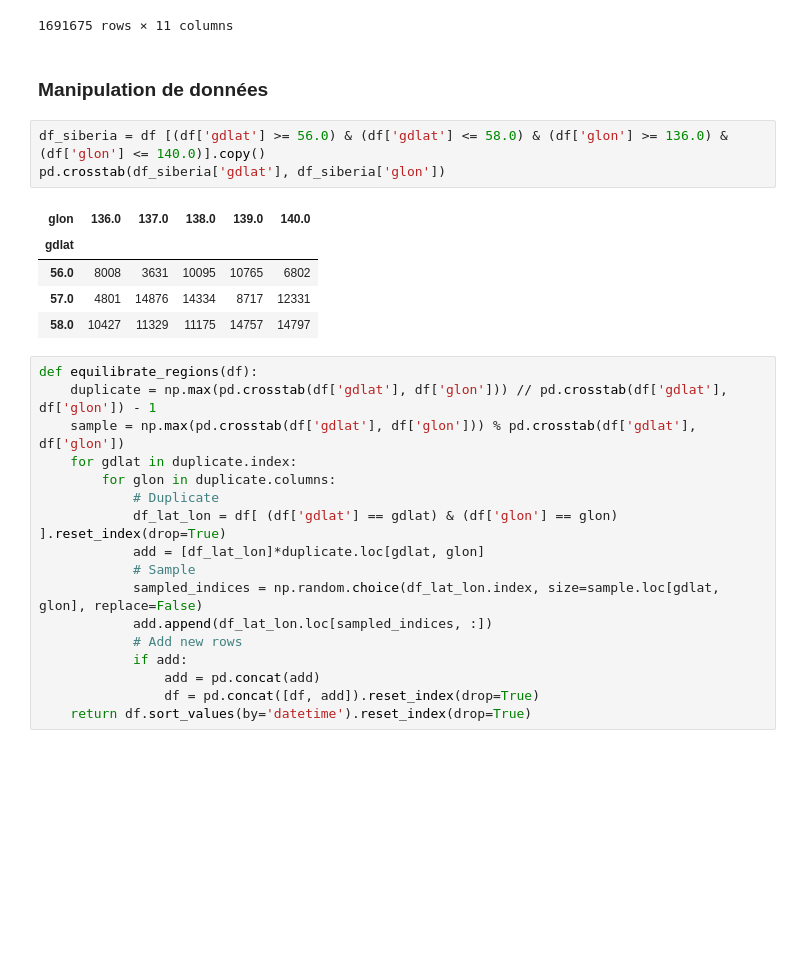
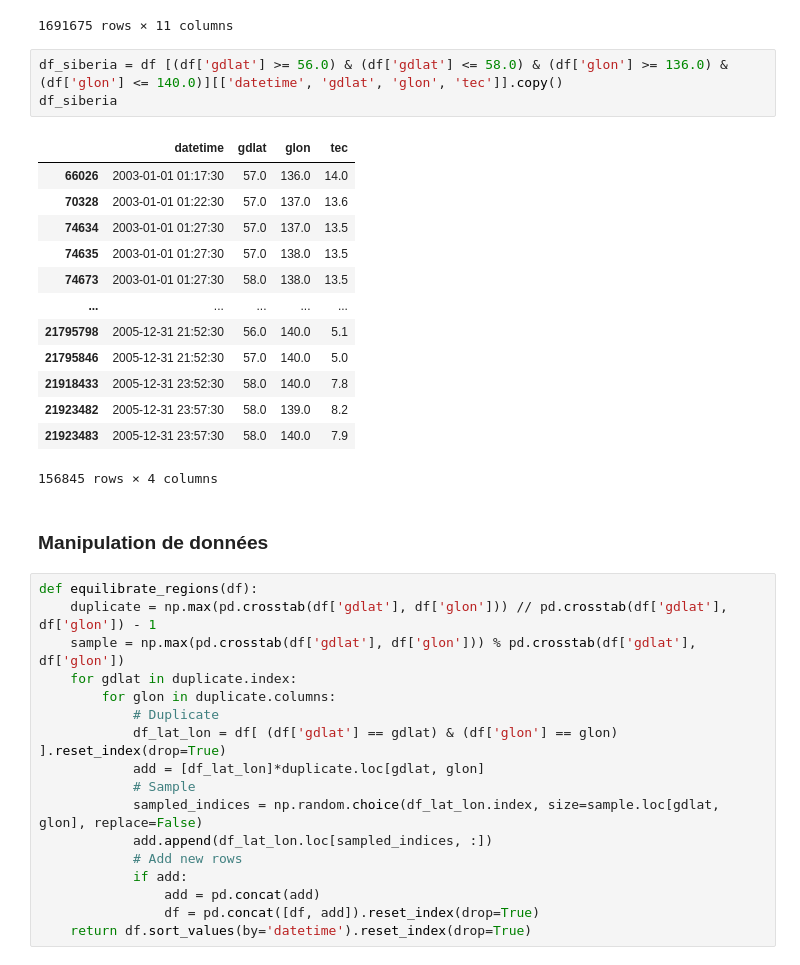
Before and after one commit to boalong/mva-series-temp-projet, a Jupyter notebook: models.ipynb, the cells around one changed output. Drawn from its saved outputs; the diff is of its cells as text; blank space fills up the shorter version.

```diff
--- a/models.ipynb
+++ b/models.ipynb
@@ -58,17 +47,25 @@ df
 | 21923483 | 1.136073e+09 | 58.0 | 140.0 | 7.9 | 2005-12-31 23:57:30 | 2005 | 12 | 31 | 23 | 57 | 30 |
 | 21923645 | 1.136073e+09 | 62.0 | 141.0 | 5.5 | 2005-12-31 23:57:30 | 2005 | 12 | 31 | 23 | 57 | 30 |
 1691675 rows × 11 columns
+# %%
+df_siberia = df [(df['gdlat'] >= 56.0) & (df['gdlat'] <= 58.0) & (df['glon'] >= 136.0) & (df['glon'] <= 140.0)][['datetime', 'gdlat', 'glon', 'tec']].copy()
+df_siberia
+# %% [output]
+|  | datetime | gdlat | glon | tec |
+| 66026 | 2003-01-01 01:17:30 | 57.0 | 136.0 | 14.0 |
+| 70328 | 2003-01-01 01:22:30 | 57.0 | 137.0 | 13.6 |
+| 74634 | 2003-01-01 01:27:30 | 57.0 | 137.0 | 13.5 |
+| 74635 | 2003-01-01 01:27:30 | 57.0 | 138.0 | 13.5 |
+| 74673 | 2003-01-01 01:27:30 | 58.0 | 138.0 | 13.5 |
+| ... | ... | ... | ... | ... |
+| 21795798 | 2005-12-31 21:52:30 | 56.0 | 140.0 | 5.1 |
+| 21795846 | 2005-12-31 21:52:30 | 57.0 | 140.0 | 5.0 |
+| 21918433 | 2005-12-31 23:52:30 | 58.0 | 140.0 | 7.8 |
+| 21923482 | 2005-12-31 23:57:30 | 58.0 | 139.0 | 8.2 |
+| 21923483 | 2005-12-31 23:57:30 | 58.0 | 140.0 | 7.9 |
+156845 rows × 4 columns
 # %% [markdown]
 ### Manipulation de données
-# %%
-df_siberia = df [(df['gdlat'] >= 56.0) & (df['gdlat'] <= 58.0) & (df['glon'] >= 136.0) & (df['glon'] <= 140.0)].copy()
-pd.crosstab(df_siberia['gdlat'], df_siberia['glon'])
-# %% [output]
-| glon | 136.0 | 137.0 | 138.0 | 139.0 | 140.0 |
-| gdlat |  |  |  |  |  |
-| 56.0 | 8008 | 3631 | 10095 | 10765 | 6802 |
-| 57.0 | 4801 | 14876 | 14334 | 8717 | 12331 |
-| 58.0 | 10427 | 11329 | 11175 | 14757 | 14797 |
 # %%
 def equilibrate_regions(df):
     duplicate = np.max(pd.crosstab(df['gdlat'], df['glon'])) // pd.crosstab(df['gdlat'], df['glon']) - 1
```
Also changed, not shown: parts of 37 cells of this notebook, 1 other file.
